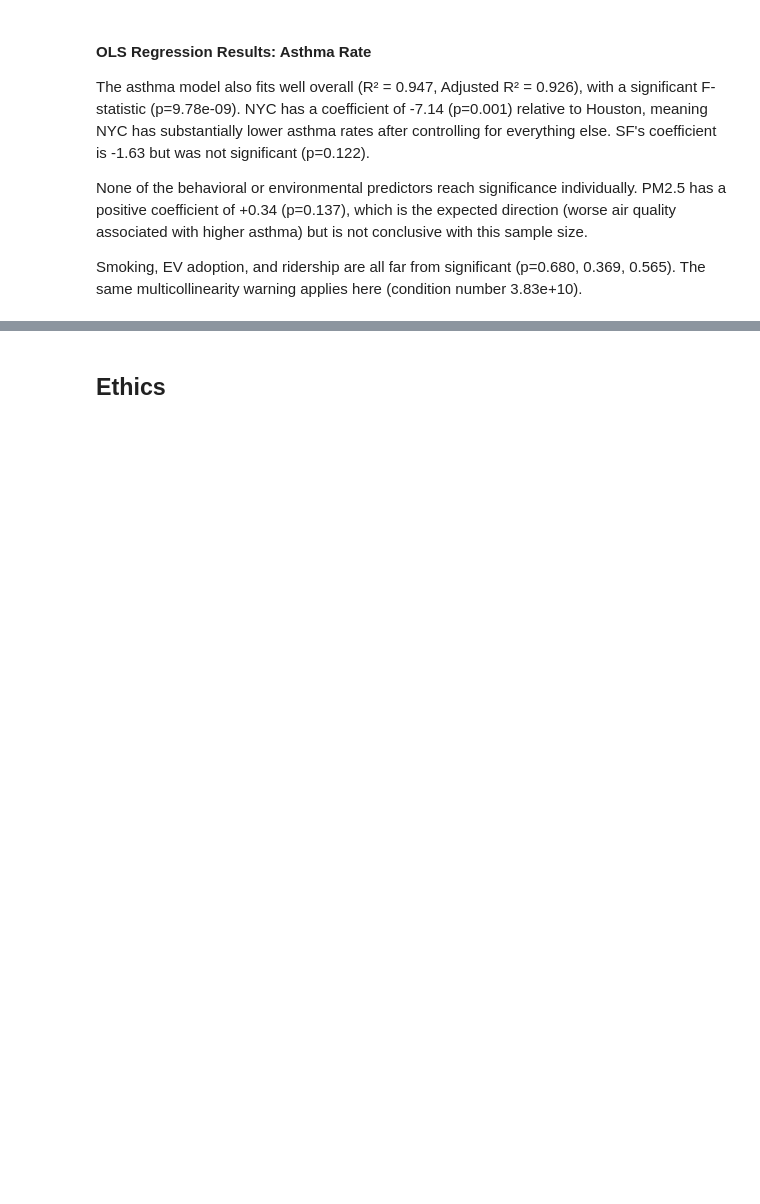
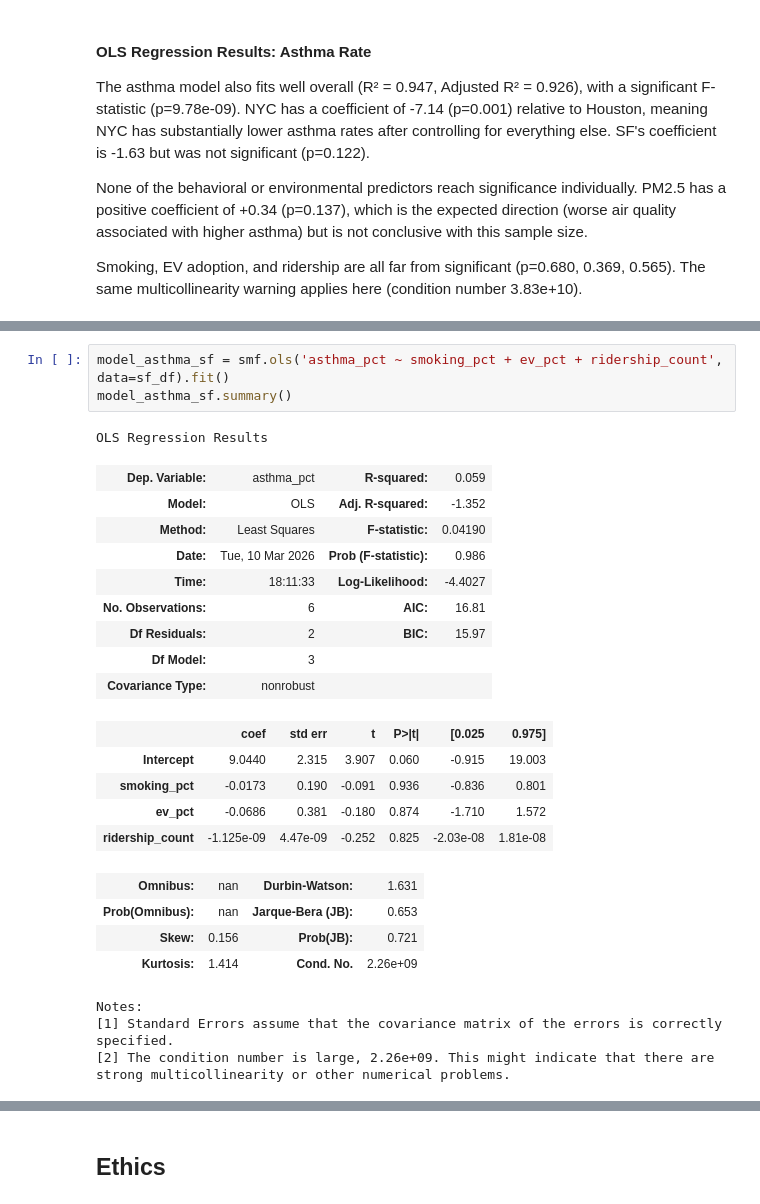
Before and after one commit to COGS108/Group026_WI26, a Jupyter notebook: 03-FinalProject.ipynb, the cells around one changed output, grey strips where cells are left out. Saved outputs shown, nothing was run; the diff lists cells and outputs as text; blank space fills up the shorter version.

```diff
--- a/03-FinalProject.ipynb
+++ b/03-FinalProject.ipynb
@@ -660,0 +714,27 @@ Smoking, EV adoption, and ridership are all far from significant (p=0.680, 0.369
+# %%
+model_asthma_sf = smf.ols('asthma_pct ~ smoking_pct + ev_pct + ridership_count', data=sf_df).fit()
+model_asthma_sf.summary()
+# %% [output]
+OLS Regression Results
+| Dep. Variable: | asthma_pct | R-squared: | 0.059 |
+| Model: | OLS | Adj. R-squared: | -1.352 |
+| Method: | Least Squares | F-statistic: | 0.04190 |
+| Date: | Tue, 10 Mar 2026 | Prob (F-statistic): | 0.986 |
+| Time: | 18:11:33 | Log-Likelihood: | -4.4027 |
+| No. Observations: | 6 | AIC: | 16.81 |
+| Df Residuals: | 2 | BIC: | 15.97 |
+| Df Model: | 3 |  |  |
+| Covariance Type: | nonrobust |  |  |
+|  | coef | std err | t | P>|t| | [0.025 | 0.975] |
+| Intercept | 9.0440 | 2.315 | 3.907 | 0.060 | -0.915 | 19.003 |
+| smoking_pct | -0.0173 | 0.190 | -0.091 | 0.936 | -0.836 | 0.801 |
+| ev_pct | -0.0686 | 0.381 | -0.180 | 0.874 | -1.710 | 1.572 |
+| ridership_count | -1.125e-09 | 4.47e-09 | -0.252 | 0.825 | -2.03e-08 | 1.81e-08 |
+| Omnibus: | nan | Durbin-Watson: | 1.631 |
+| Prob(Omnibus): | nan | Jarque-Bera (JB): | 0.653 |
+| Skew: | 0.156 | Prob(JB): | 0.721 |
+| Kurtosis: | 1.414 | Cond. No. | 2.26e+09 |
+Notes:
+[1] Standard Errors assume that the covariance matrix of the errors is correctly specified.
+[2] The condition number is large, 2.26e+09. This might indicate that there are
+strong multicollinearity or other numerical problems.
```
Also changed, not shown: parts of 8 cells of this notebook, 1 other file.
